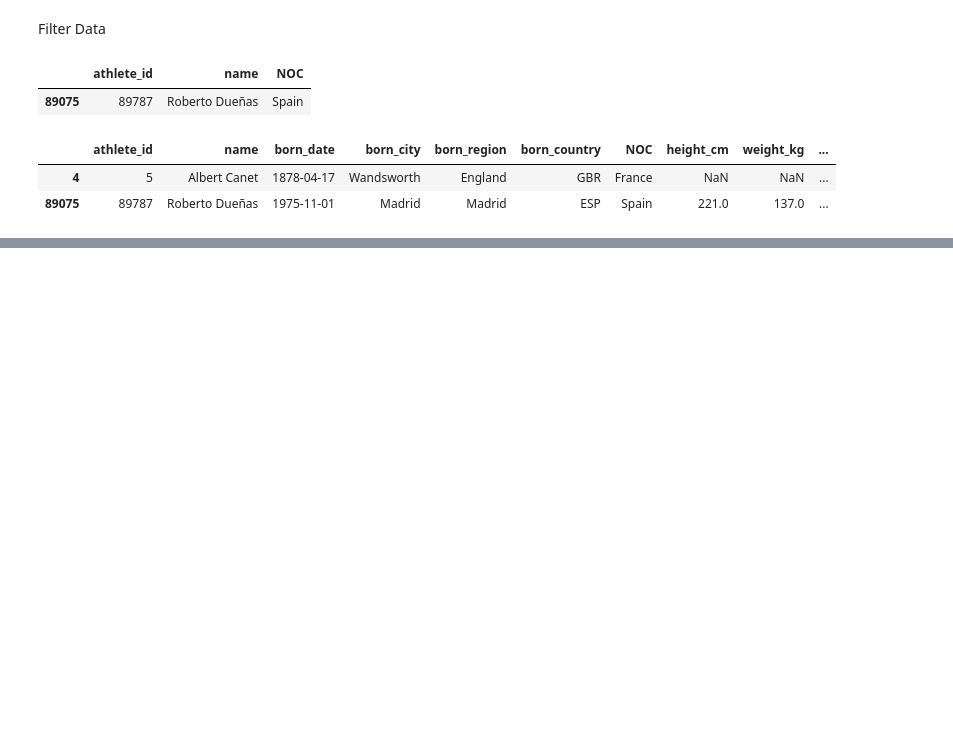
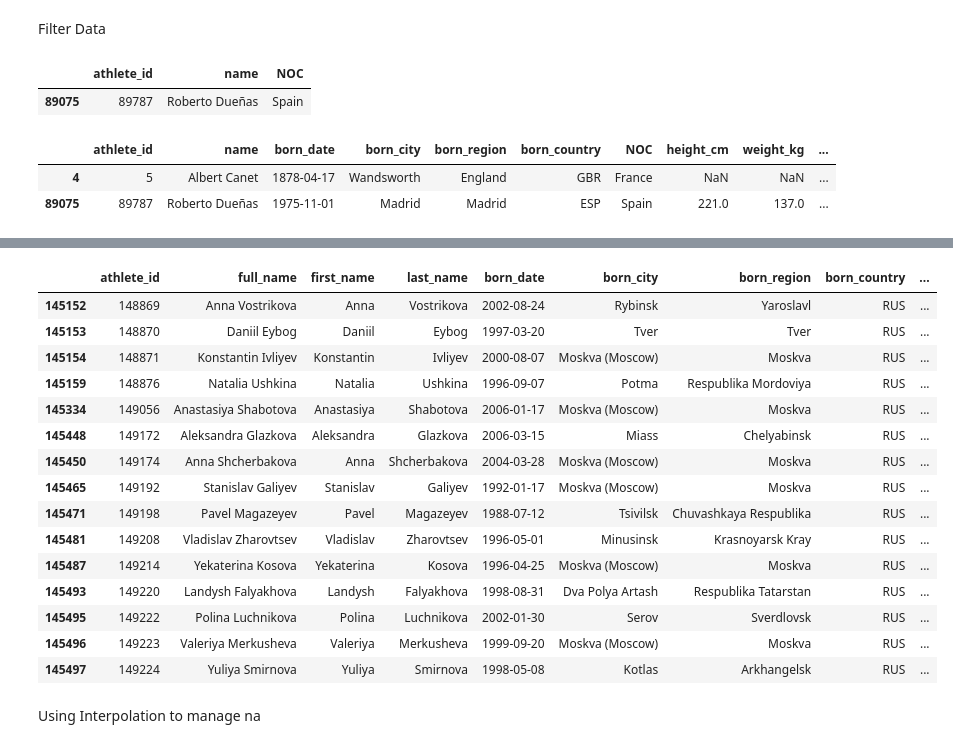
Before and after one commit to sauhar/Pandas_Analysis, a Jupyter notebook: analysis.ipynb, the cells around one changed output, grey strips where cells are left out. Saved outputs shown, nothing was run; the diff lists cells and outputs as text; code cells hidden in the pictures; blank space fills up the shorter version.

```diff
--- a/analysis.ipynb
+++ b/analysis.ipynb
@@ -191,0 +264,13 @@ athlete_df[athlete_df['name'].str.contains("roberto Dueñas|Albert Canet", case
+# %%
+# rename the column name
+updated_athlete_df.rename(columns={'name':'full_name'},inplace = True)
+
+# Split 'name' into 'first_name' and 'last_name'
+updated_athlete_df[['first_name', 'last_name']] = updated_athlete_df['full_name'].str.split(' ', n=1, expand=True)
+
+# Insert 'first_name' at column 2 (index 2) and 'last_name' at column 3 (index 3)
+updated_athlete_df.insert(2, 'first_name', updated_athlete_df.pop('first_name'))
+updated_athlete_df.insert(3, 'last_name', updated_athlete_df.pop('last_name'))
+
+# Display the DataFrame to verify the result
+updated_athlete_df
@@ -191,0 +293,10 @@ athlete_df[athlete_df['name'].str.contains("roberto Dueñas|Albert Canet", case
+# %%
+updated_athlete_df['height_category'] = updated_athlete_df['height_cm'].apply(
+    lambda x: 'Short' if x < 145 else ('Average' if x < 185 else 'Tall')
+)
+
+# Insert the 'height_category' column at position 2 (index 2)
+updated_athlete_df.insert(10, 'height_category', updated_athlete_df.pop('height_category'))
+
+# Display the updated DataFrame
+updated_athlete_df
@@ -191,0 +317,10 @@ athlete_df[athlete_df['name'].str.contains("roberto Dueñas|Albert Canet", case
+# %%
+def weight_function(bio):
+    if bio['height_cm']<175  and bio['weight_kg']<70:
+        return 'Lightweight'
+    elif bio['height_cm']<185 or bio['weight_kg']<=80:
+        return 'Heavyweight'
+
+updated_athlete_df['weight_category']=updated_athlete_df.apply(weight_function, axis = 1)
+updated_athlete_df.insert(12,'weight_category',updated_athlete_df.pop('weight_category'))
+updated_athlete_df
@@ -191,0 +414,5 @@ athlete_df[athlete_df['name'].str.contains("roberto Dueñas|Albert Canet", case
+# %%
+USA = updated_athlete_df[updated_athlete_df['born_country']=='USA'].copy()
+RUS = updated_athlete_df[updated_athlete_df['born_country']=='RUS'].copy()
+USA.head()
+RUS.head()
@@ -191,0 +426,23 @@ athlete_df[athlete_df['name'].str.contains("roberto Dueñas|Albert Canet", case
+# %%
+##concat both table
+USA_RUS = pd.concat([USA, RUS],axis=0) # axis =0 means concat rowwise
+USA_RUS.tail(15)
+# %% [output]
+|  | athlete_id | full_name | first_name | last_name | born_date | born_city | born_region | born_country | ... |
+| 145152 | 148869 | Anna Vostrikova | Anna | Vostrikova | 2002-08-24 | Rybinsk | Yaroslavl | RUS | ... |
+| 145153 | 148870 | Daniil Eybog | Daniil | Eybog | 1997-03-20 | Tver | Tver | RUS | ... |
+| 145154 | 148871 | Konstantin Ivliyev | Konstantin | Ivliyev | 2000-08-07 | Moskva (Moscow) | Moskva | RUS | ... |
+| 145159 | 148876 | Natalia Ushkina | Natalia | Ushkina | 1996-09-07 | Potma | Respublika Mordoviya | RUS | ... |
+| 145334 | 149056 | Anastasiya Shabotova | Anastasiya | Shabotova | 2006-01-17 | Moskva (Moscow) | Moskva | RUS | ... |
+| 145448 | 149172 | Aleksandra Glazkova | Aleksandra | Glazkova | 2006-03-15 | Miass | Chelyabinsk | RUS | ... |
+| 145450 | 149174 | Anna Shcherbakova | Anna | Shcherbakova | 2004-03-28 | Moskva (Moscow) | Moskva | RUS | ... |
+| 145465 | 149192 | Stanislav Galiyev | Stanislav | Galiyev | 1992-01-17 | Moskva (Moscow) | Moskva | RUS | ... |
+| 145471 | 149198 | Pavel Magazeyev | Pavel | Magazeyev | 1988-07-12 | Tsivilsk | Chuvashkaya Respublika | RUS | ... |
+| 145481 | 149208 | Vladislav Zharovtsev | Vladislav | Zharovtsev | 1996-05-01 | Minusinsk | Krasnoyarsk Kray | RUS | ... |
+| 145487 | 149214 | Yekaterina Kosova | Yekaterina | Kosova | 1996-04-25 | Moskva (Moscow) | Moskva | RUS | ... |
+| 145493 | 149220 | Landysh Falyakhova | Landysh | Falyakhova | 1998-08-31 | Dva Polya Artash | Respublika Tatarstan | RUS | ... |
+| 145495 | 149222 | Polina Luchnikova | Polina | Luchnikova | 2002-01-30 | Serov | Sverdlovsk | RUS | ... |
+| 145496 | 149223 | Valeriya Merkusheva | Valeriya | Merkusheva | 1999-09-20 | Moskva (Moscow) | Moskva | RUS | ... |
+| 145497 | 149224 | Yuliya Smirnova | Yuliya | Smirnova | 1998-05-08 | Kotlas | Arkhangelsk | RUS | ... |
+# %% [markdown]
+Using Interpolation to manage na
```
Also changed, not shown: parts of 30 cells of this notebook, 2 other files.
